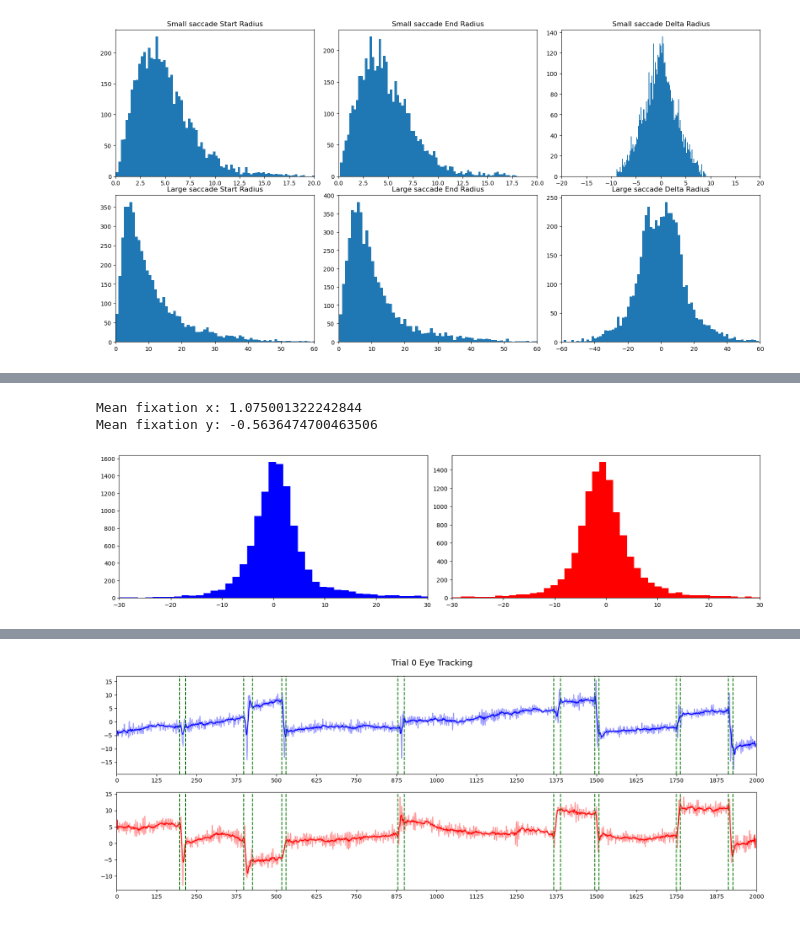
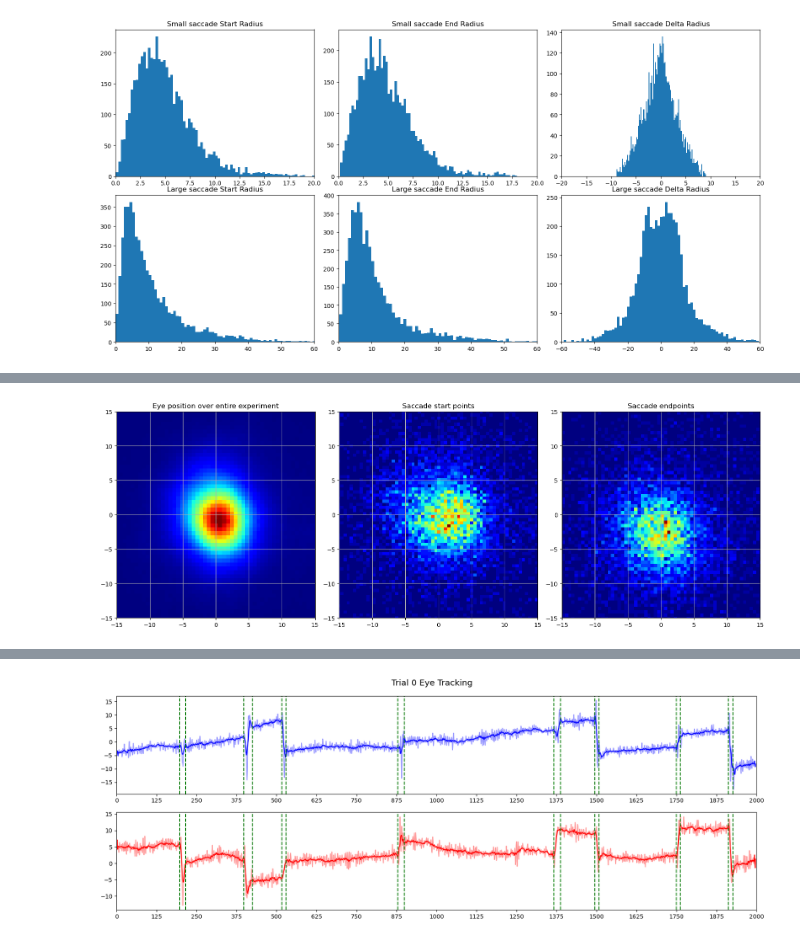
Before and after one commit to ethan-lott/eye-tracking, a Jupyter notebook: ddpi-utils-runner.ipynb, the cells around one changed output, grey strips where cells are left out. Cells and saved outputs as stored; diff of their text form; code cells hidden in the pictures.

```diff
--- a/ddpi-utils-runner.ipynb
+++ b/ddpi-utils-runner.ipynb
@@ -115,16 +132,35 @@ avg_fix_point = np.delete(avg_fix_point, np.unique(np.where(avg_fix_point==0)),
-# %%
-avgs = avg_fix_point.mean(axis=0)
-print(f'Mean fixation x: {avgs[0]}')
-print(f'Mean fixation y: {avgs[1]}')
-DU.ss(1,2,rh=4)
-plt.subplot(121)
-plt.hist(avg_fix_point[:,0], bins=100, color='blue')
-plt.xlim(-30, 30)
-plt.subplot(122)
-plt.hist(avg_fix_point[:,1], bins=100, color='red')
-plt.xlim(-30, 30)
-plt.show()
-# %% [output]
-Mean fixation x: 1.075001322242844
-Mean fixation y: -0.5636474700463506
-[figure, removed]
+# %%
+full_et = np.zeros([0,3])
+for et in data.trial_et:
+    full_et = np.concatenate([full_et, et])
+full_et = np.delete(full_et, np.unique(np.where(full_et==0)), axis=0)
+
+full_start = np.zeros([0,2])
+full_end = np.zeros([0,2])
+for t, dts in enumerate(data.sacc_dt):
+    for dt in dts:
+        full_start = np.concatenate([full_start, data.trial_et[t][int(dt[0]),1:].reshape(1,2)])
+        full_end = np.concatenate([full_end, data.trial_et[t][int(dt[1])-1,1:].reshape(1,2)])
+
+DU.ss(1,3,rh=5.5)
+plt.subplot(131)
+plt.hist2d(full_et[:,1], full_et[:,2], bins=(300, 300), cmap=plt.cm.jet)
+plt.xlim(-15,15)
+plt.grid()
+plt.ylim(-15,15)
+plt.title('Eye position over entire experiment')
+plt.subplot(132)
+plt.hist2d(full_start[:,0], full_start[:,1], bins=(300, 300), cmap=plt.cm.jet)
+plt.xlim(-15,15)
+plt.grid()
+plt.ylim(-15,15)
+plt.title('Saccade start points')
+plt.subplot(133)
+plt.hist2d(full_end[:,0], full_end[:,1], bins=(300, 300), cmap=plt.cm.jet)
+plt.xlim(-15,15)
+plt.grid()
+plt.ylim(-15,15)
+plt.title('Saccade endpoints')
+plt.show()
+# %% [output]
+[figure, added]
```
Also changed, not shown: parts of 4 cells of this notebook.
